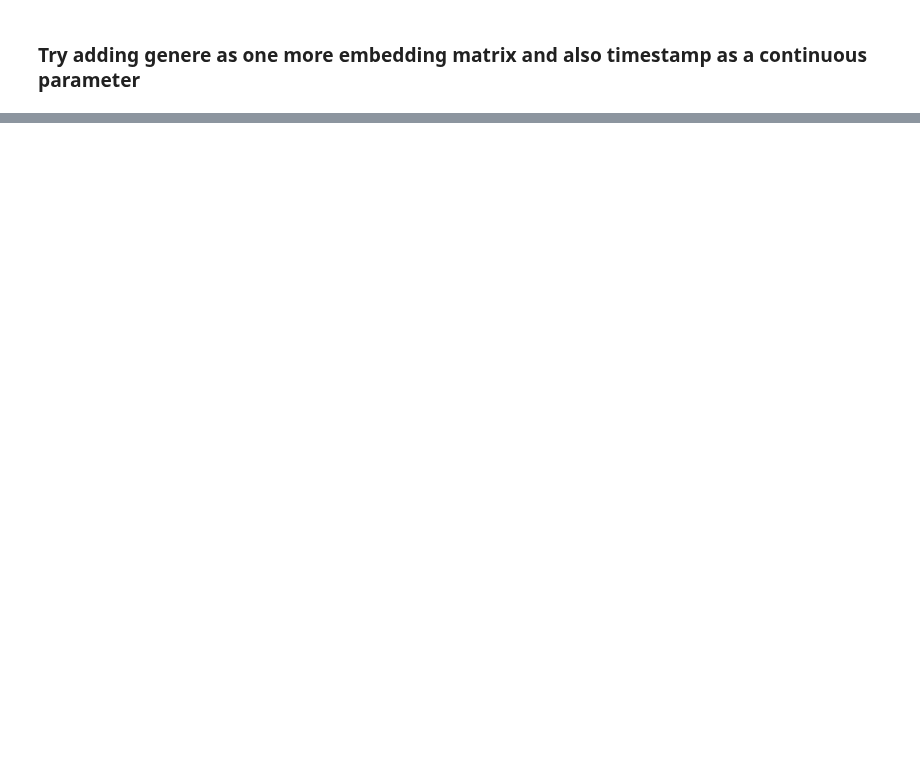
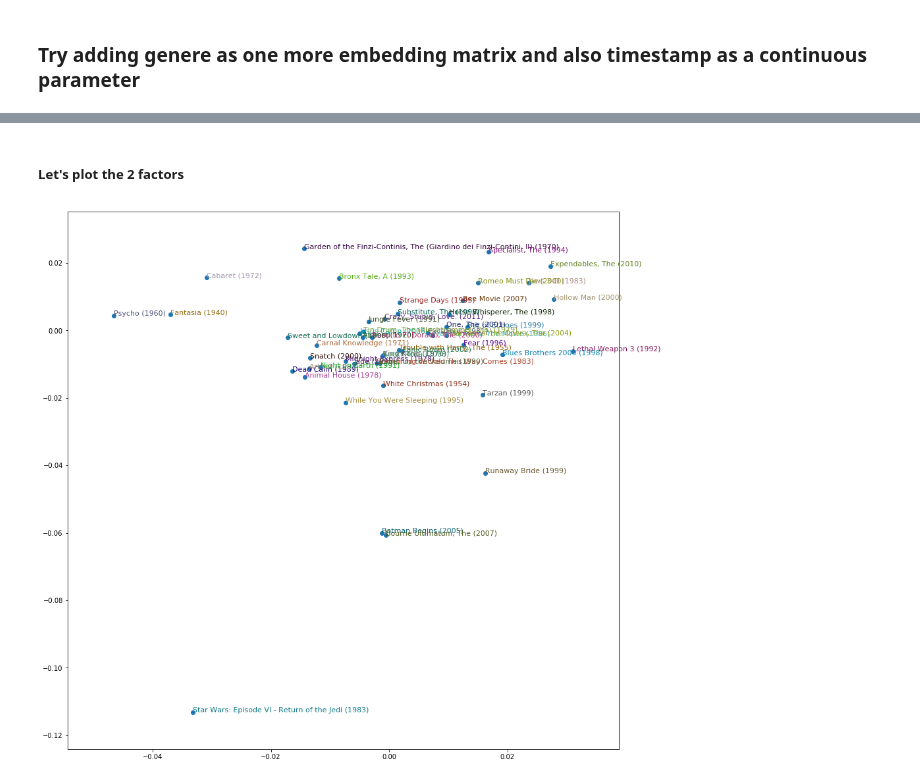
Before and after one commit to synaplasticity/fastai, a Jupyter notebook: courses/dl1/Collaborative_filtering.ipynb, the cells around one changed output, grey strips where cells are left out. Cells and saved outputs as stored; diff of their text form; code cells hidden in the pictures; blank space fills up the shorter version.

```diff
--- a/courses/dl1/Collaborative_filtering.ipynb
+++ b/courses/dl1/Collaborative_filtering.ipynb
@@ -370,0 +378,2 @@ epoch      trn_loss   val_loss
+# %%
+movie_emb = to_np(model.i(V(top_movie_idx)))
@@ -370,0 +388,3 @@ epoch      trn_loss   val_loss
+# %%
+pca = PCA(n_components=3)
+movie_pca = pca.fit(movie_emb.T).components_
@@ -370,0 +401,3 @@ epoch      trn_loss   val_loss
+# %%
+factor0 = movie_pca[0]
+movies_fac_0 = [(factor, movie_names[i]) for factor, i in zip(factor0, top_movie_ids)]
@@ -370,0 +435,3 @@ epoch      trn_loss   val_loss
+# %%
+factor1 = movie_pca[1]
+movies_fac_1 = [(factor, movie_names[i]) for factor, i in zip(factor1, top_movie_ids)]
@@ -370,0 +465,13 @@ epoch      trn_loss   val_loss
+# %% [markdown]
+##### Let's plot the 2 factors
+# %%
+idxs = np.random.choice(len(top_movie_ids), 50, replace=False)
+X = factor0[idxs]
+Y = factor1[idxs]
+plt.figure(figsize=(15,15))
+plt.scatter(X, Y)
+for i, x, y in zip(top_movie_ids[idxs], X, Y):
+    plt.text(x,y,movie_names[i], color=np.random.rand(3)*0.7, fontsize=11)
+plt.show()
+# %% [output]
+[figure, added]
```
Also changed, not shown: parts of 60 cells of this notebook.
